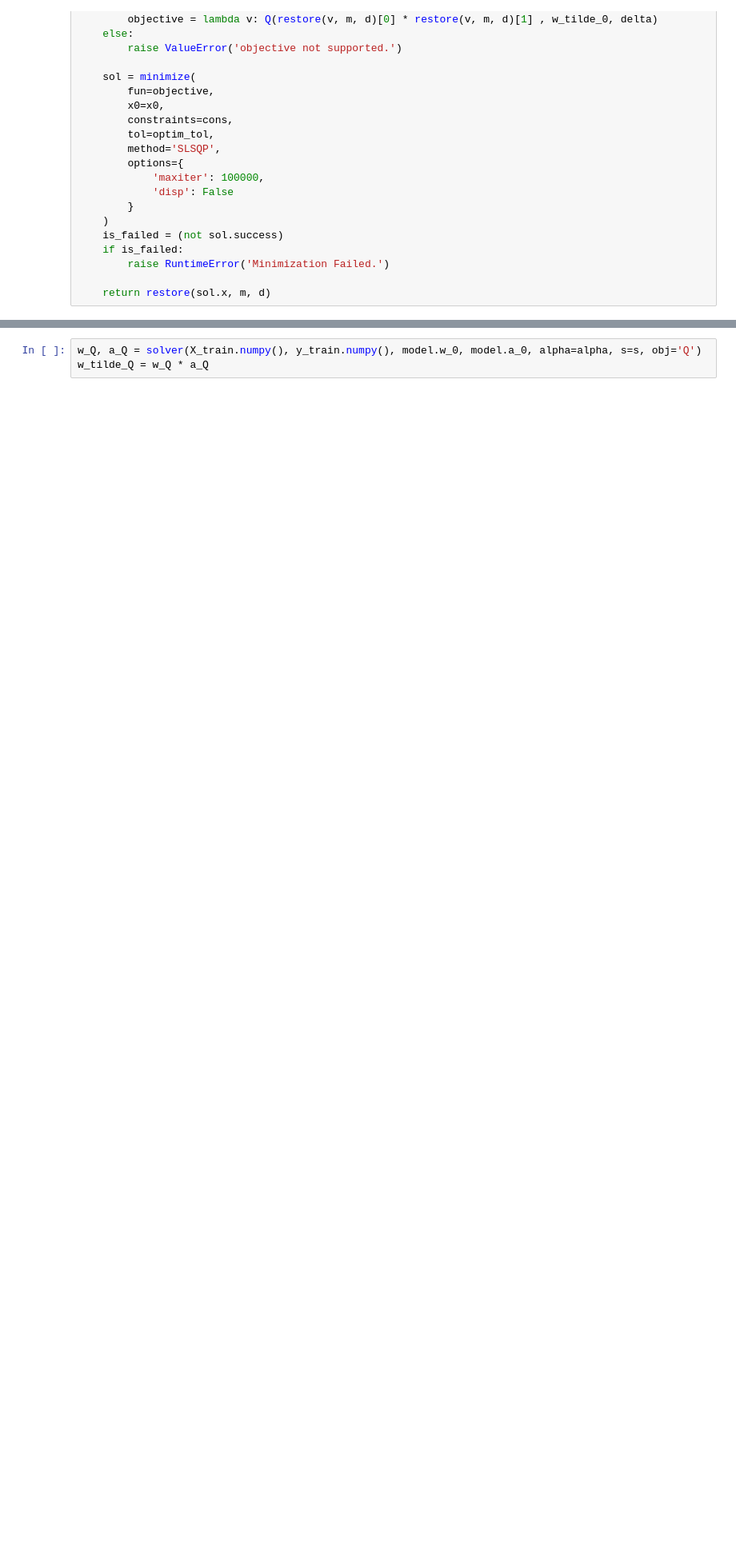
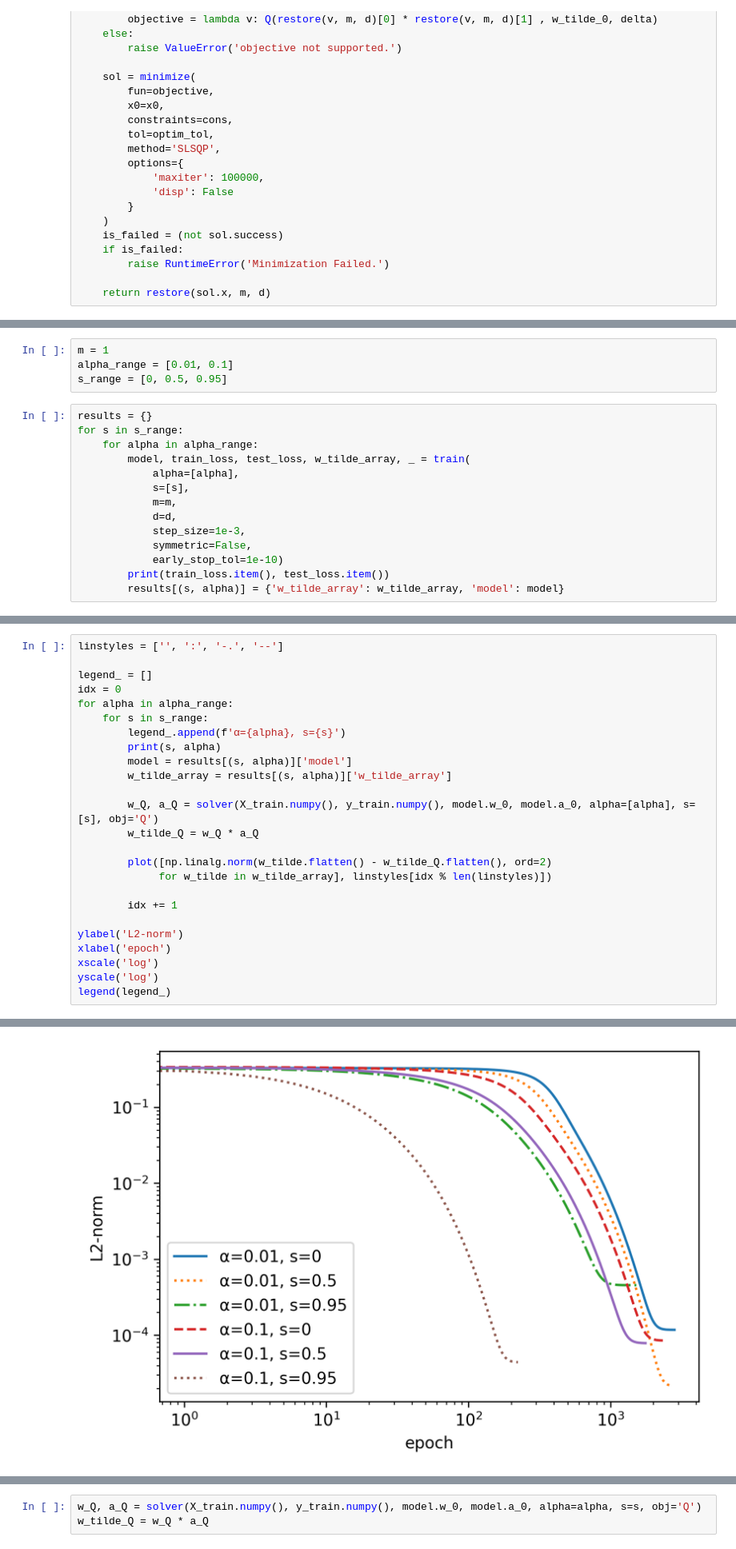
Before and after one commit to shaharazulay/implicit-bias, a Jupyter notebook: simulation_FC.ipynb, the cells around one changed output, grey strips where cells are left out. Shown at 80% size. Drawn from its saved outputs; the diff is of its cells as text; blank space fills up the shorter version.

```diff
--- a/simulation_FC.ipynb
+++ b/simulation_FC.ipynb
@@ -212,0 +215,18 @@ def solver(x, y, w_0, a_0, alpha, s, obj='L1', optim_tol=1e-5, use_relu=False):
+# %%
+m = 1
+alpha_range = [0.01, 0.1]
+s_range = [0, 0.5, 0.95]
+# %%
+results = {}
+for s in s_range:
+    for alpha in alpha_range:
+        model, train_loss, test_loss, w_tilde_array, _ = train(
+            alpha=[alpha],
+            s=[s],
+            m=m,
+            d=d,
+            step_size=1e-3,
+            symmetric=False,
+            early_stop_tol=1e-10)
+        print(train_loss.item(), test_loss.item())
+        results[(s, alpha)] = {'w_tilde_array': w_tilde_array, 'model': model}
@@ -212,0 +251,26 @@ def solver(x, y, w_0, a_0, alpha, s, obj='L1', optim_tol=1e-5, use_relu=False):
+# %%
+linstyles = ['', ':', '-.', '--']
+
+legend_ = []
+idx = 0
+for alpha in alpha_range:
+    for s in s_range:
+        legend_.append(f'α={alpha}, s={s}')
+        print(s, alpha)
+        model = results[(s, alpha)]['model']
+        w_tilde_array = results[(s, alpha)]['w_tilde_array']
+
+        w_Q, a_Q = solver(X_train.numpy(), y_train.numpy(), model.w_0, model.a_0, alpha=[alpha], s=[s], obj='Q')
+        w_tilde_Q = w_Q * a_Q
+
+        plot([np.linalg.norm(w_tilde.flatten() - w_tilde_Q.flatten(), ord=2)
+             for w_tilde in w_tilde_array], linstyles[idx % len(linstyles)])
+
+        idx += 1
+
+ylabel('L2-norm')
+xlabel('epoch')
+xscale('log')
+yscale('log')
+legend(legend_)
+# %% [output]
@@ -212,0 +284 @@ def solver(x, y, w_0, a_0, alpha, s, obj='L1', optim_tol=1e-5, use_relu=False):
+[figure, added]
```
Also changed, not shown: parts of 43 cells of this notebook.
